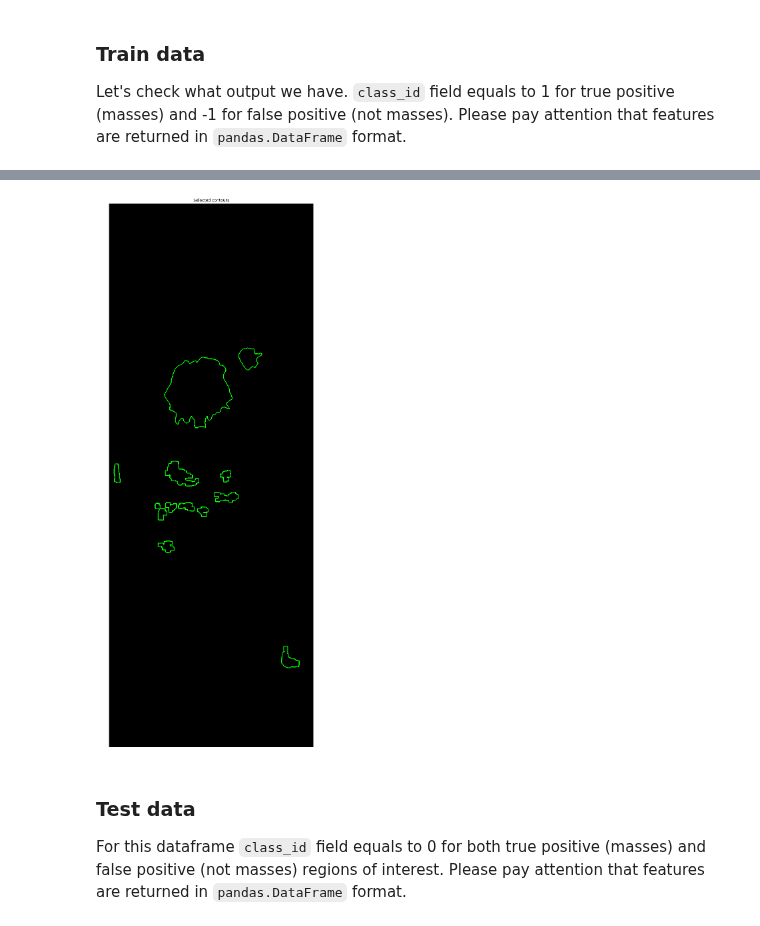
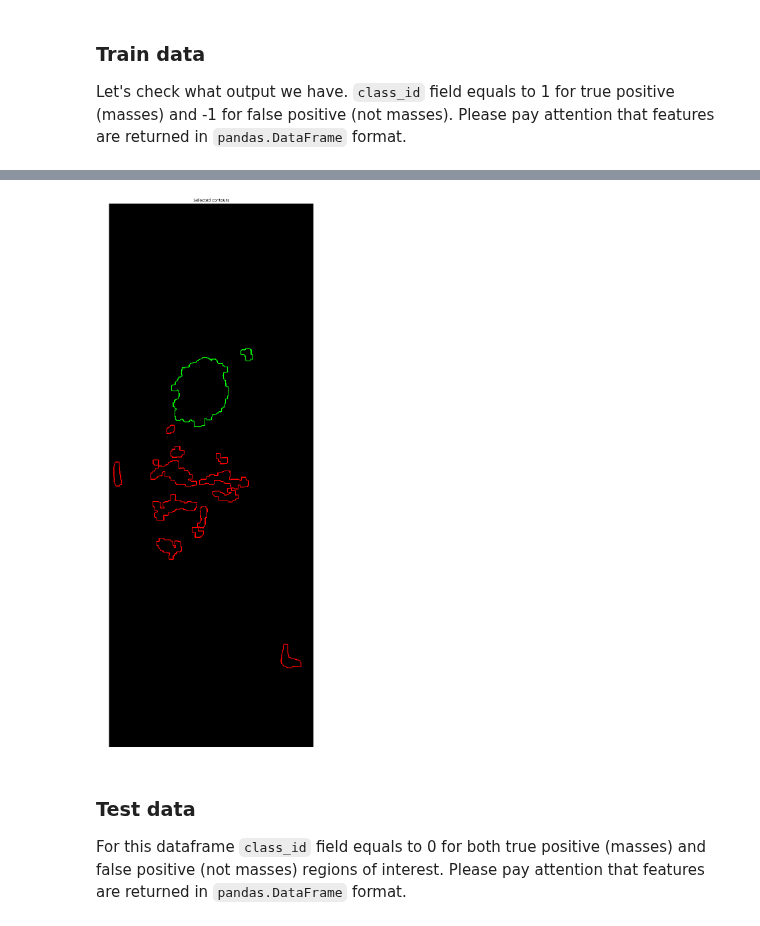
Before and after one commit to OlehKSS/IMMAS, a Jupyter notebook: examples/Features.ipynb, the cells around one changed output, grey strips where cells are left out. Saved outputs shown, nothing was run; the diff lists cells and outputs as text; code cells hidden in the pictures.

```diff
--- a/examples/Features.ipynb
+++ b/examples/Features.ipynb
@@ -29,10 +29,13 @@ show_image_plt(mm.cropped_ground_truth,'Ground truth')
 Now we can do features and contours extraction using `get_img_features` function, by default it selects 10 biggest (by area) false positive contours, and true positive contours (masses) if any available. We can seletct data for training and for testing using this function.
 # %%
 # training data
-features_train, contours_train = mm.get_img_features()
+features_train = mm.get_img_features()
+
+contours_tpr = [r["contour"] for r in mm.regions_tpr]
+contours_fpr = [r["contour"] for r in mm.regions_fpr]
 
 # test data
-features_test, contours_test = mm.get_img_features(train=False)
+features_test = mm.get_img_features(train=False)
 
 help(mm.get_img_features)
 # %% [output]
@@ -75,13 +79,14 @@ features_train
 # %%
 mm_shape = mm.image_data.shape
 
 img_color = np.zeros((mm_shape[0], mm_shape[1], 3), dtype='uint8')
 
-cv2.drawContours(img_color, contours_train, -1, (0,255,0), 3)
+cv2.drawContours(img_color, contours_tpr, -1, (0,255,0), 3)
+cv2.drawContours(img_color, contours_fpr, -1, (255,0,0), 3)
 plt.figure(figsize=(30,30))
 show_image_plt(img_color,'Selected contours')
 # %% [output]
-[figure, old version]
+[figure, new version]
 # %% [markdown]
 ### Test data
 
```
Also changed, not shown: parts of 16 cells of this notebook, 6 other files.
